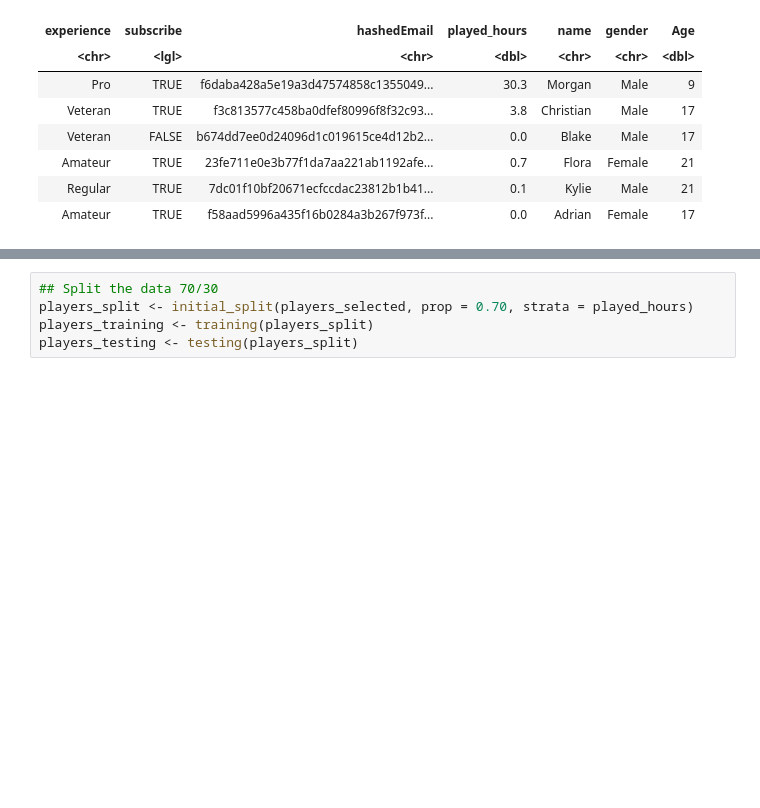
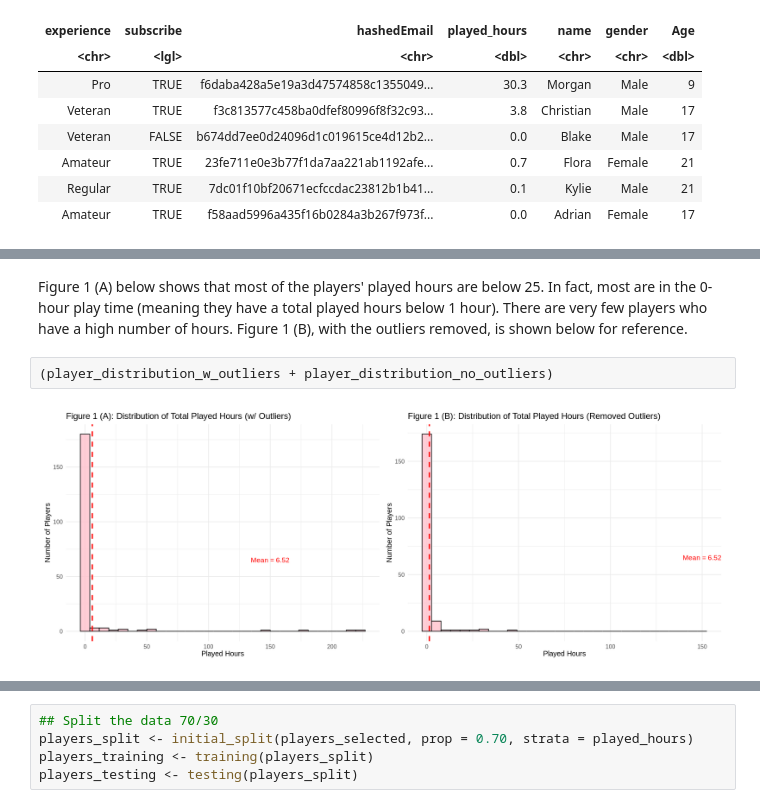
Before and after one commit to ctrl-tiramisu/dsci100-group-008, a Jupyter notebook: group 8 report-Copy1.ipynb, the cells around one changed output, grey strips where cells are left out. Drawn from its saved outputs; the diff is of its cells as text; blank space fills up the shorter version.

Commit message:
Organized the code, wrote narration for most parts

```diff
--- a/group 8 report-Copy1.ipynb
+++ b/group 8 report-Copy1.ipynb
@@ -310,0 +343,6 @@ A tibble: 6 × 5
+# %% [markdown]
+Figure 1 (A) below shows that most of the players' played hours are below 25. In fact, most are in the 0-hour play time (meaning they have a total played hours below 1 hour). There are very few players who have a high number of hours. Figure 1 (B), with the outliers removed, is shown below for reference.
+# %%
+(player_distribution_w_outliers + player_distribution_no_outliers)
+# %% [output]
+[figure, added]
```
Also changed, not shown: parts of 41 cells of this notebook.
